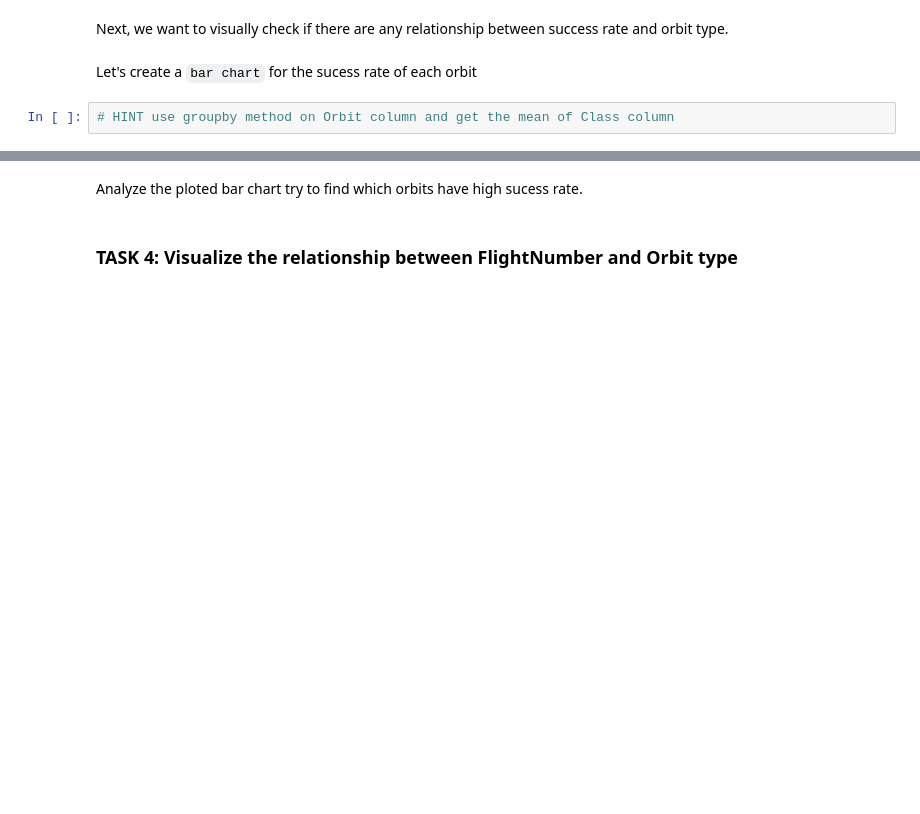
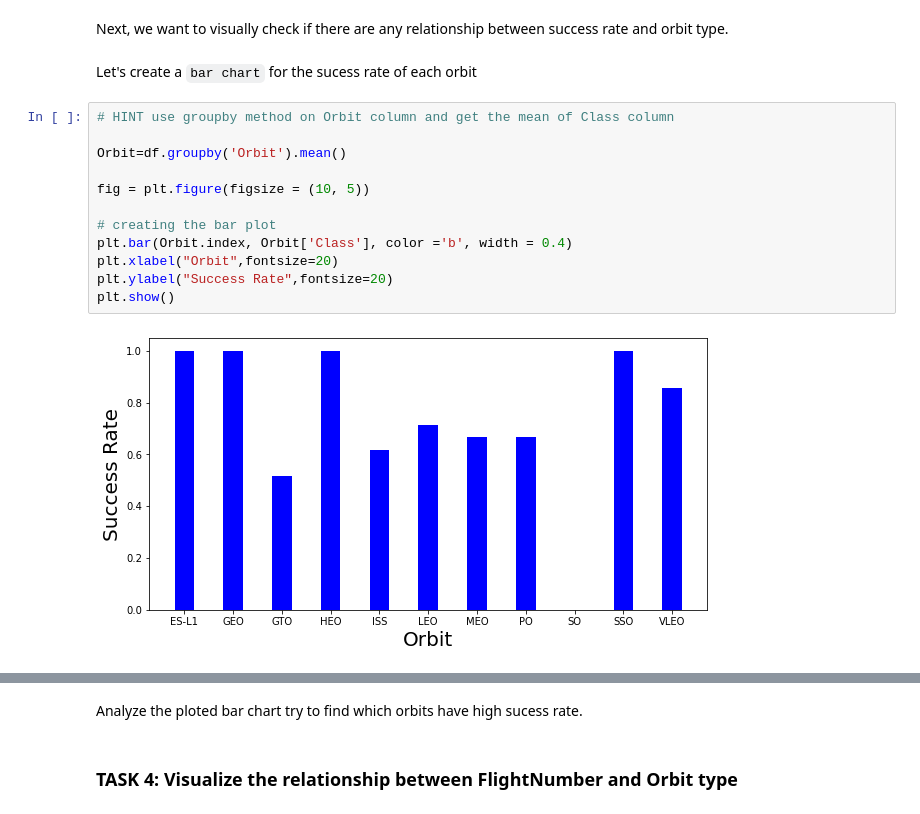
Before and after one commit to rlankelahotmail/IBMWatson, a Jupyter notebook: eda_data_visualizations.ipynb, the cells around one changed output, grey strips where cells are left out. Saved outputs shown, nothing was run; the diff lists cells and outputs as text; blank space fills up the shorter version.

```diff
--- a/eda_data_visualizations.ipynb
+++ b/eda_data_visualizations.ipynb
@@ -112,5 +127,17 @@ Now if you observe Payload Vs. Launch Site scatter point chart you will find for
 Next, we want to visually check if there are any relationship between success rate and orbit type.
 # %% [markdown]
 Let's create a `bar chart` for the sucess rate of each orbit
-# %%
-# HINT use groupby method on Orbit column and get the mean of Class column
+# %%
+# HINT use groupby method on Orbit column and get the mean of Class column
+
+Orbit=df.groupby('Orbit').mean()
+
+fig = plt.figure(figsize = (10, 5))
+
+# creating the bar plot
+plt.bar(Orbit.index, Orbit['Class'], color ='b', width = 0.4)
+plt.xlabel("Orbit",fontsize=20)
+plt.ylabel("Success Rate",fontsize=20)
+plt.show()
+# %% [output]
+[figure, added]
```
Also changed, not shown: parts of 9 cells of this notebook.
